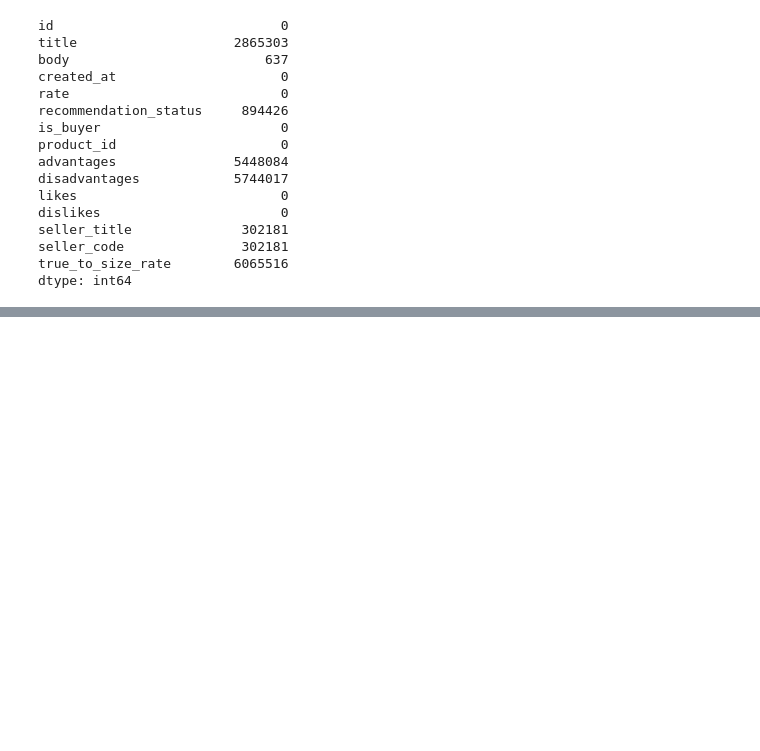
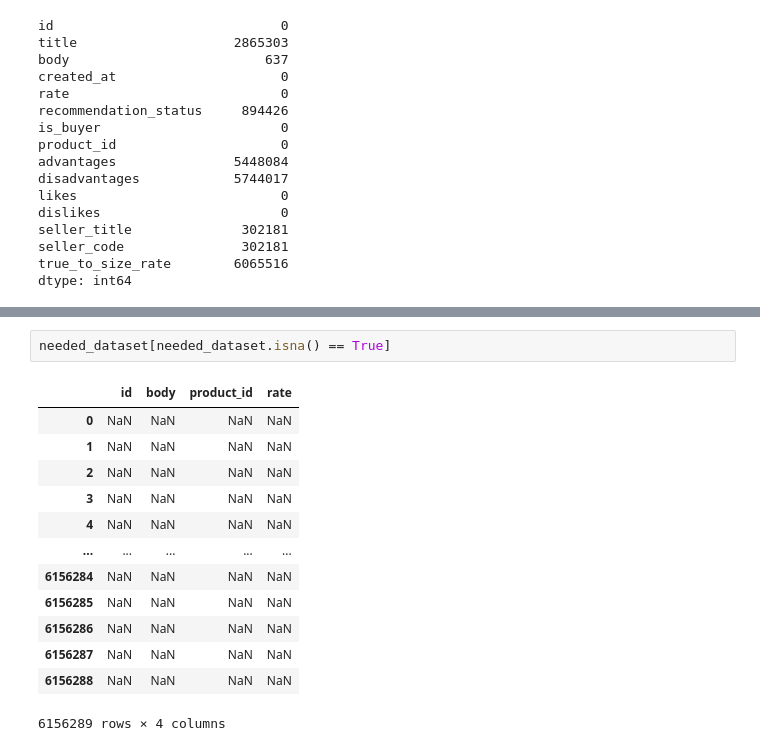
Before and after one commit to atozmax/digikala-comment-recommendation, a Jupyter notebook: notebooks/01-descriptive-analysis.ipynb, the cells around one changed output, grey strips where cells are left out. Cells and saved outputs as stored; diff of their text form; blank space fills up the shorter version.

```diff
--- a/notebooks/01-descriptive-analysis.ipynb
+++ b/notebooks/01-descriptive-analysis.ipynb
@@ -43,0 +64,16 @@ dtype: int64
+# %%
+needed_dataset[needed_dataset.isna() == True]
+# %% [output]
+|  | id | body | product_id | rate |
+| 0 | NaN | NaN | NaN | NaN |
+| 1 | NaN | NaN | NaN | NaN |
+| 2 | NaN | NaN | NaN | NaN |
+| 3 | NaN | NaN | NaN | NaN |
+| 4 | NaN | NaN | NaN | NaN |
+| ... | ... | ... | ... | ... |
+| 6156284 | NaN | NaN | NaN | NaN |
+| 6156285 | NaN | NaN | NaN | NaN |
+| 6156286 | NaN | NaN | NaN | NaN |
+| 6156287 | NaN | NaN | NaN | NaN |
+| 6156288 | NaN | NaN | NaN | NaN |
+6156289 rows × 4 columns
```
Also changed, not shown: parts of 24 cells of this notebook, 9 other files.
